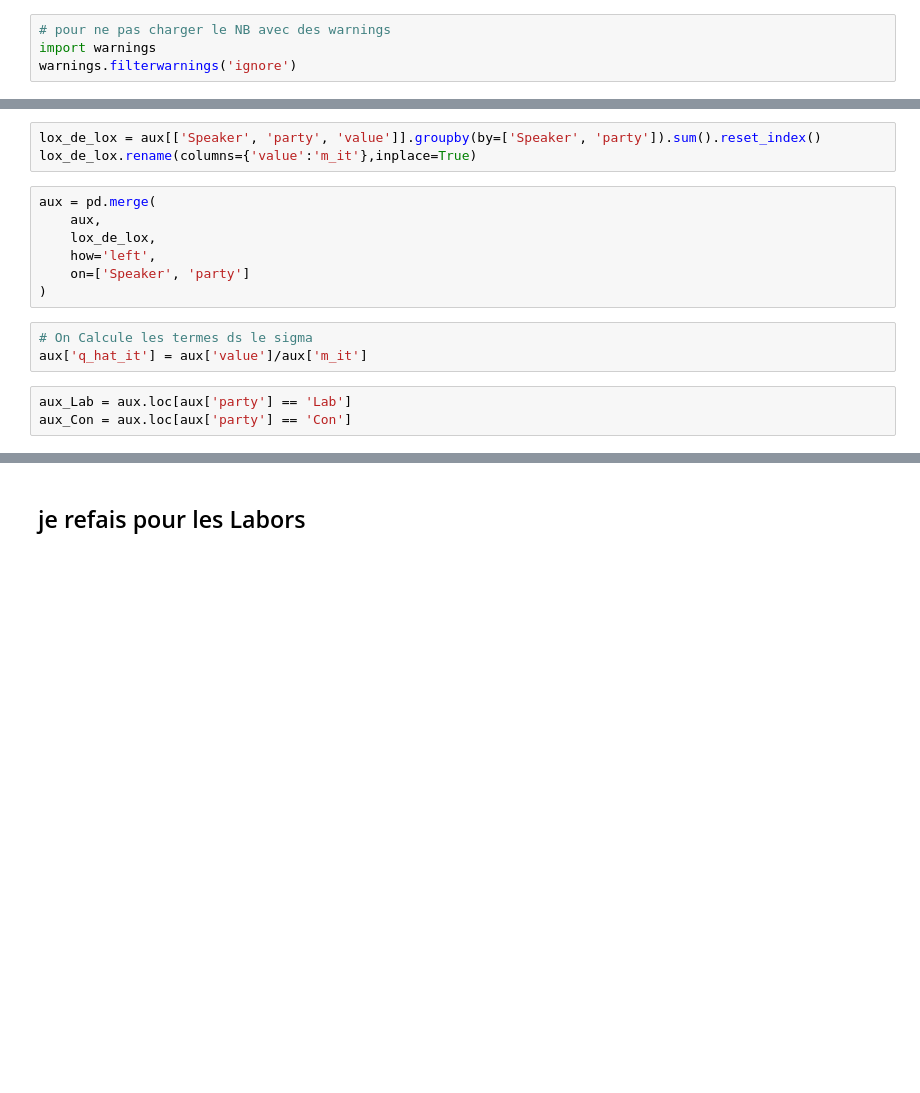
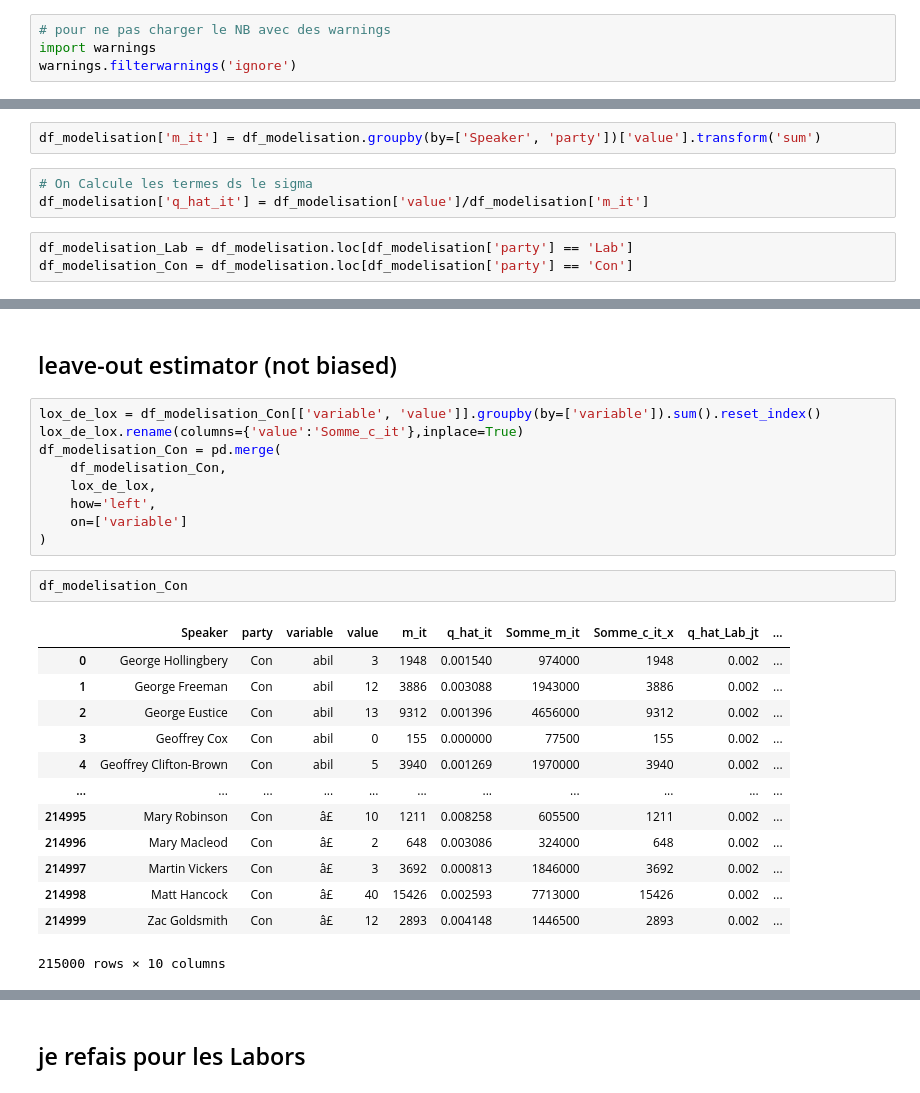
Before and after one commit to ismakrout/NLP-project, a Jupyter notebook: NB_3.ipynb, the cells around one changed output, grey strips where cells are left out. Cells and saved outputs as stored; diff of their text form; blank space fills up the shorter version.

```diff
--- a/NB_3.ipynb
+++ b/NB_3.ipynb
@@ -34,0 +29,8 @@ aux = aux.reset_index(drop=True)
+# %%
+df_modelisation['m_it'] = df_modelisation.groupby(by=['Speaker', 'party'])['value'].transform('sum')
+# %%
+# On Calcule les termes ds le sigma
+df_modelisation['q_hat_it'] = df_modelisation['value']/df_modelisation['m_it']
+# %%
+df_modelisation_Lab = df_modelisation.loc[df_modelisation['party'] == 'Lab']
+df_modelisation_Con = df_modelisation.loc[df_modelisation['party'] == 'Con']
@@ -35,17 +59,28 @@ aux = aux.reset_index(drop=True)
+# %% [markdown]
+## leave-out estimator (not biased)
 # %%
-lox_de_lox = aux[['Speaker', 'party', 'value']].groupby(by=['Speaker', 'party']).sum().reset_index()
-lox_de_lox.rename(columns={'value':'m_it'},inplace=True)
+lox_de_lox = df_modelisation_Con[['variable', 'value']].groupby(by=['variable']).sum().reset_index()
+lox_de_lox.rename(columns={'value':'Somme_c_it'},inplace=True)
+df_modelisation_Con = pd.merge(
+    df_modelisation_Con,
+    lox_de_lox,
+    how='left',
+    on=['variable']
+)
-# %%
-aux = pd.merge(
-    aux,
-    lox_de_lox,
-    how='left',
-    on=['Speaker', 'party']
-)
-# %%
-# On Calcule les termes ds le sigma
-aux['q_hat_it'] = aux['value']/aux['m_it']
-# %%
-aux_Lab = aux.loc[aux['party'] == 'Lab']
-aux_Con = aux.loc[aux['party'] == 'Con']
+# %%
+df_modelisation_Con
+# %% [output]
+|  | Speaker | party | variable | value | m_it | q_hat_it | Somme_m_it | Somme_c_it_x | q_hat_Lab_jt | ... |
+| 0 | George Hollingbery | Con | abil | 3 | 1948 | 0.001540 | 974000 | 1948 | 0.002 | ... |
+| 1 | George Freeman | Con | abil | 12 | 3886 | 0.003088 | 1943000 | 3886 | 0.002 | ... |
+| 2 | George Eustice | Con | abil | 13 | 9312 | 0.001396 | 4656000 | 9312 | 0.002 | ... |
+| 3 | Geoffrey Cox | Con | abil | 0 | 155 | 0.000000 | 77500 | 155 | 0.002 | ... |
+| 4 | Geoffrey Clifton-Brown | Con | abil | 5 | 3940 | 0.001269 | 1970000 | 3940 | 0.002 | ... |
+| ... | ... | ... | ... | ... | ... | ... | ... | ... | ... | ... |
+| 214995 | Mary Robinson | Con | â£ | 10 | 1211 | 0.008258 | 605500 | 1211 | 0.002 | ... |
+| 214996 | Mary Macleod | Con | â£ | 2 | 648 | 0.003086 | 324000 | 648 | 0.002 | ... |
+| 214997 | Martin Vickers | Con | â£ | 3 | 3692 | 0.000813 | 1846000 | 3692 | 0.002 | ... |
+| 214998 | Matt Hancock | Con | â£ | 40 | 15426 | 0.002593 | 7713000 | 15426 | 0.002 | ... |
+| 214999 | Zac Goldsmith | Con | â£ | 12 | 2893 | 0.004148 | 1446500 | 2893 | 0.002 | ... |
+215000 rows × 10 columns
 # %%
```
Also changed, not shown: parts of 60 cells of this notebook.
